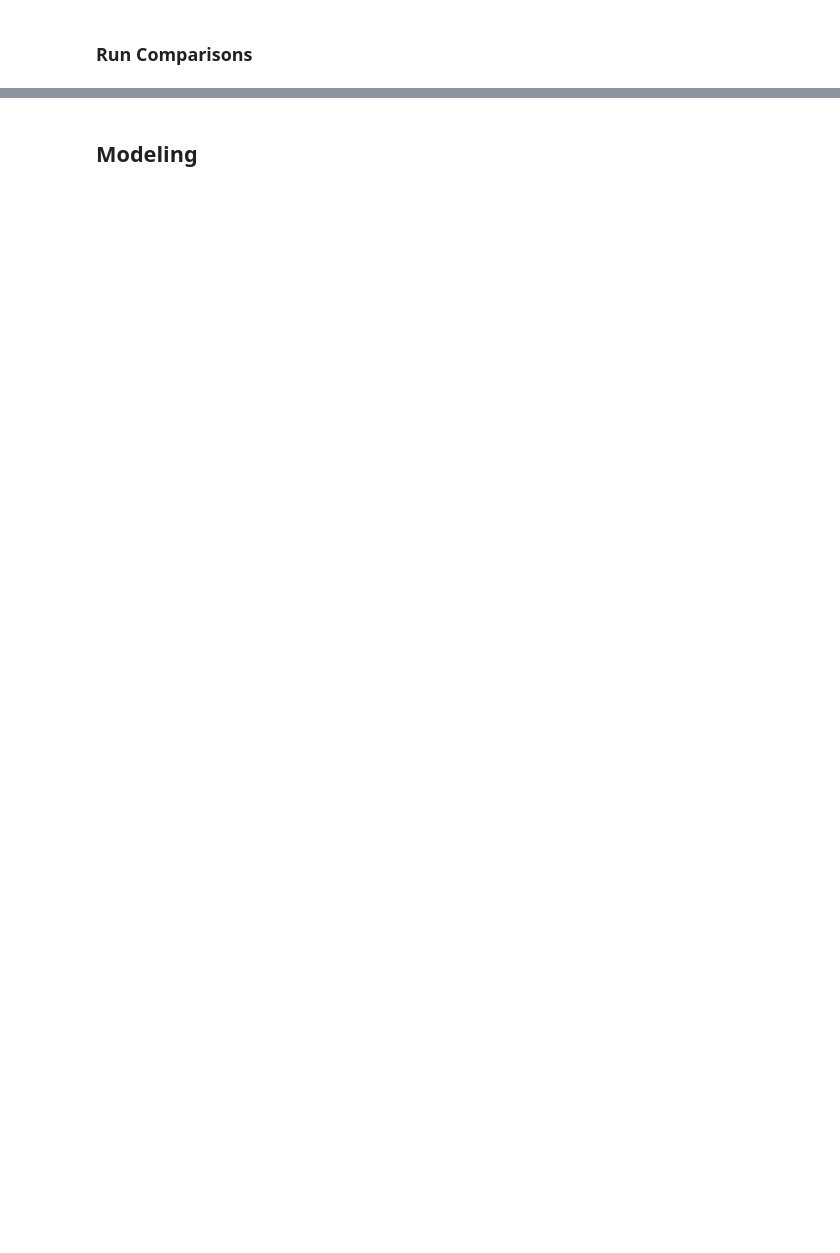
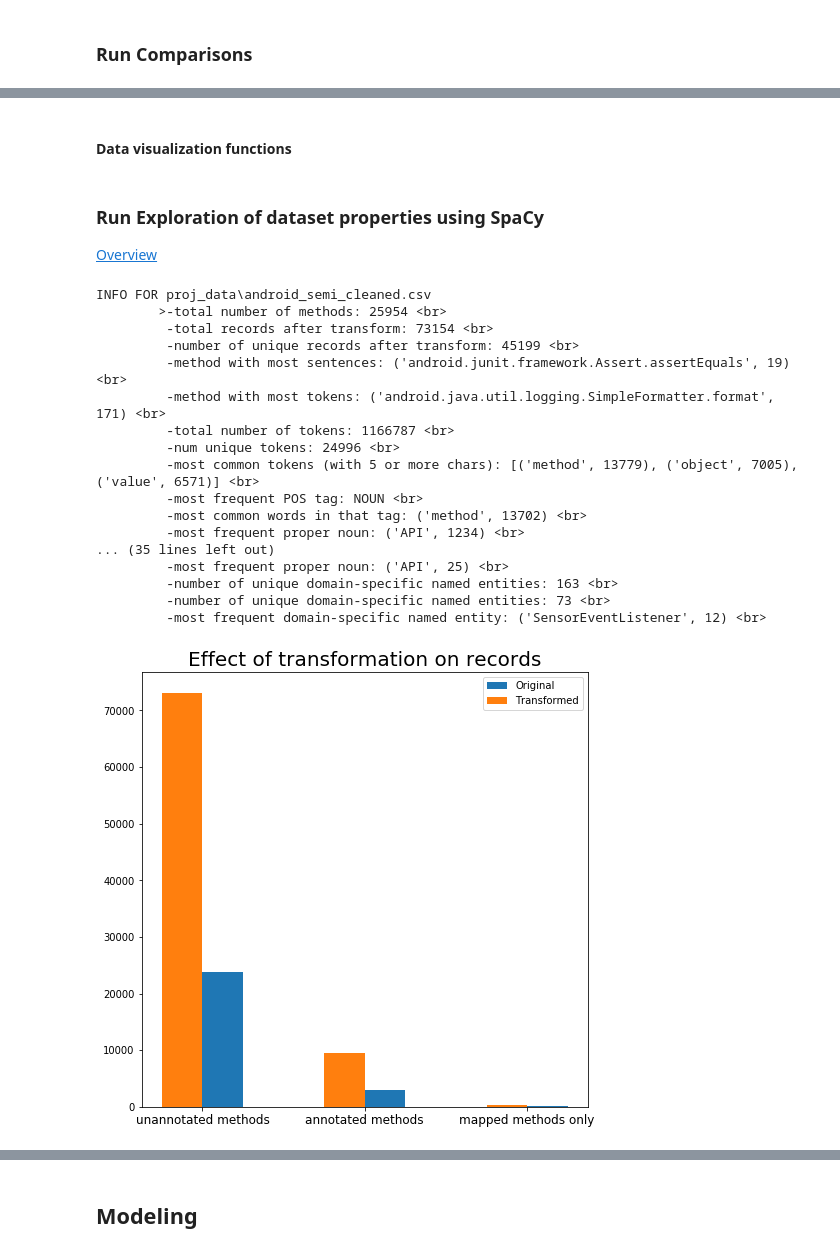
Before and after one commit to chris414862/DataScienceFinalProj, a Jupyter notebook: PR03-ProjectFinalCode.ipynb, the cells around one changed output, grey strips where cells are left out. Saved outputs shown, nothing was run; the diff lists cells and outputs as text; code cells hidden in the pictures; blank space fills up the shorter version.

```diff
--- a/PR03-ProjectFinalCode.ipynb
+++ b/PR03-ProjectFinalCode.ipynb
@@ -55,6 +94,7 @@ parsed_docs_f = 'parsed_docs.npy'
 ### Accessing data
 # %%
 def access_data(path):
+    print('Accessing data from:',path)
     with open(path,'r', newline='', encoding='utf-8') as f:
         reader = csv.reader(f, dialect='excel')
         docs = []
@@ -66,6 +106,8 @@ def access_data(path):
             if method in method_documents:
                 if [sent for sent in method_documents[method] if sent == doc] == []:
                     method_documents[method].append(doc)
+            else:
+                method_documents[method] = [doc]
             methods.append(method)
             docs.append(doc)
         return methods, docs, method_documents
@@ -476,14 +463,0 @@ KeyboardInterrupt:
-# %%
-df = get_docs(source_path)
-model = spacy.load('en_core_web_sm')
-#model.add_pipe(my_retokenizer, first=True)
-print('starting sentencizer:')
-docs = df['docs'].to_list()
-print(docs[555])
-my_retokenizer = my_retokenizer_builder()
-doc = my_retokenizer(model('Requires android.Manifest.permission.MANAGE_ACCOUNTS'))
-print([t for t in doc])
-# re.search(r'[A-Z_]{4,}',)
-print('z')
-# for match in re.finditer(r'([A-Z]+[a-z_]*)*\( ?[A-Za-z_\.]* ?\)',docs[555]):
-#     print('blah')
@@ -494,0 +464,8 @@ z
+# %%
+df, docs_by_method = get_docs(source_path)
+compare_sent_tokenization(df['docs'].to_list())
+tok_info,pos_info, ner_info, parsed_docs = model_comparison_info(df)
+nltk_toks, spacy_toks, tok_diffs = tok_info
+show_tok_diffs(nltk_toks, spacy_toks, tok_diffs)
+show_example_diffs(pos_info,'EXAMPLES OF DIFFERENCES IN POS TAGGING', 6)
+show_example_diffs(ner_info,'EXAMPLES OF DIFFERENCES IN POS TAGGING(MT_OR_CL IS METHOD OR CLASS)',6)
@@ -494,0 +589,2 @@ z
+# %% [markdown]
+#### Data visualization functions
@@ -494,0 +724,38 @@ z
+# %% [markdown]
+### Run Exploration of dataset properties using SpaCy
+[Overview](#Overview)
+# %%
+# print(docs_by_method)
+
+unann_parsed_docs, unann_tok_cnt = process_doc_and_display_attrs(parsed_docs
+                                                                 , docs_by_method=docs_by_method)
+ann_parsed_docs, ann_tok_cnt = process_doc_and_display_attrs(parsed_docs
+                                                            , annotated_path=annotated_path
+                                                            , docs_by_method=docs_by_method)
+mapped_parsed_docs, mapped_tok_cnt = process_doc_and_display_attrs(parsed_docs
+                                                                   , annotated_path=annotated_path
+                                                                   , mappings_path=mappings_path
+                                                                   , docs_by_method=docs_by_method)
+first_plot()
+second_plot()
+third_plot()
+fourth_plot()
+# %% [output]
+INFO FOR proj_data\android_semi_cleaned.csv
+        >-total number of methods: 25954 <br>
+         -total records after transform: 73154 <br>
+         -number of unique records after transform: 45199 <br>
+         -method with most sentences: ('android.junit.framework.Assert.assertEquals', 19) <br>
+         -method with most tokens: ('android.java.util.logging.SimpleFormatter.format', 171) <br>
+         -total number of tokens: 1166787 <br>
+         -num unique tokens: 24996 <br>
+         -most common tokens (with 5 or more chars): [('method', 13779), ('object', 7005), ('value', 6571)] <br>
+         -most frequent POS tag: NOUN <br>
+         -most common words in that tag: ('method', 13702) <br>
+         -most frequent proper noun: ('API', 1234) <br>
+... (35 lines left out)
+         -most frequent proper noun: ('API', 25) <br>
+         -number of unique domain-specific named entities: 163 <br>
+         -number of unique domain-specific named entities: 73 <br>
+         -most frequent domain-specific named entity: ('SensorEventListener', 12) <br>
+[figure, added]
```
Also changed, not shown: parts of 46 cells of this notebook, 1 other file.
